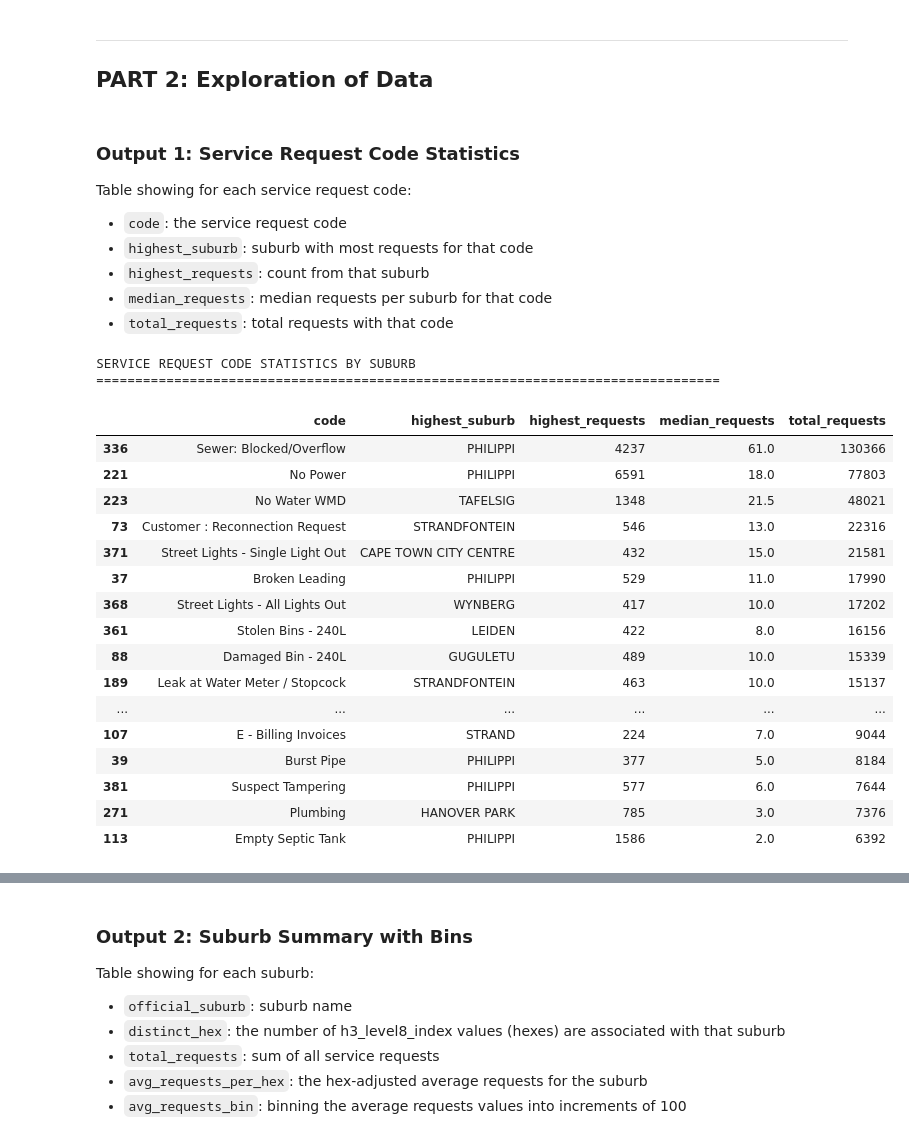
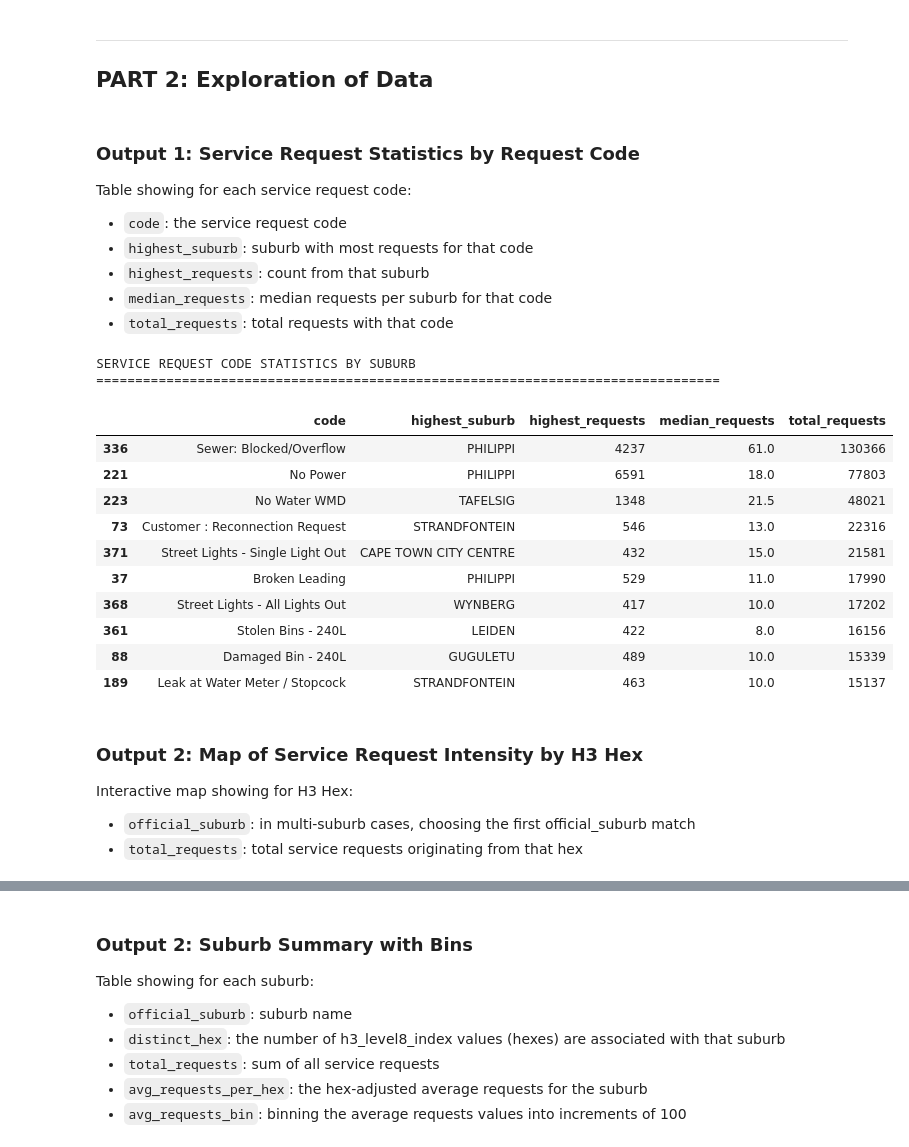
Before and after one commit to thedataferret/coct_ds_code_challenge, a Jupyter notebook: classification.ipynb, the cells around one changed output, grey strips where cells are left out. Drawn from its saved outputs; the diff is of its cells as text; code cells hidden in the pictures.

```diff
--- a/classification.ipynb
+++ b/classification.ipynb
@@ -375,7 +51,7 @@ Name: official_suburb, dtype: int64
 
 ## PART 2: Exploration of Data
 # %% [markdown]
-### Output 1: Service Request Code Statistics
+### Output 1: Service Request Statistics by Request Code
 
 Table showing for each service request code:
 - `code`: the service request code
@@ -391,40 +67,40 @@ def get_code_stats(group):
     idx_max = group['count'].idxmax()
     return pd.Series({
         'highest_suburb': group.loc[idx_max, 'official_suburb'],
         'highest_requests': group.loc[idx_max, 'count'],
         'median_requests': group['count'].median(),
         'total_requests': group['count'].sum()
     })
 
 code_stats_sub = code_suburb_counts.groupby('code').apply(
     get_code_stats, include_groups=False
 ).reset_index()
 
 code_stats_sub = code_stats_sub.sort_values('total_requests', ascending=False)
 
 print("SERVICE REQUEST CODE STATISTICS BY SUBURB")
 print("=" * 80)
-code_stats_sub.head(20)
+code_stats_sub.head(10)
 # %% [output]
 SERVICE REQUEST CODE STATISTICS BY SUBURB
 ================================================================================
 |  | code | highest_suburb | highest_requests | median_requests | total_requests |
 | 336 | Sewer: Blocked/Overflow | PHILIPPI | 4237 | 61.0 | 130366 |
 | 221 | No Power | PHILIPPI | 6591 | 18.0 | 77803 |
 | 223 | No Water WMD | TAFELSIG | 1348 | 21.5 | 48021 |
 | 73 | Customer : Reconnection Request | STRANDFONTEIN | 546 | 13.0 | 22316 |
 | 371 | Street Lights - Single Light Out | CAPE TOWN CITY CENTRE | 432 | 15.0 | 21581 |
 | 37 | Broken Leading | PHILIPPI | 529 | 11.0 | 17990 |
 | 368 | Street Lights - All Lights Out | WYNBERG | 417 | 10.0 | 17202 |
 | 361 | Stolen Bins - 240L | LEIDEN | 422 | 8.0 | 16156 |
 | 88 | Damaged Bin - 240L | GUGULETU | 489 | 10.0 | 15339 |
 | 189 | Leak at Water Meter / Stopcock | STRANDFONTEIN | 463 | 10.0 | 15137 |
-| ... | ... | ... | ... | ... | ... |
-| 107 | E - Billing Invoices | STRAND | 224 | 7.0 | 9044 |
-| 39 | Burst Pipe | PHILIPPI | 377 | 5.0 | 8184 |
-| 381 | Suspect Tampering | PHILIPPI | 577 | 6.0 | 7644 |
-| 271 | Plumbing | HANOVER PARK | 785 | 3.0 | 7376 |
-| 113 | Empty Septic Tank | PHILIPPI | 1586 | 2.0 | 6392 |
+# %% [markdown]
+### Output 2: Map of Service Request Intensity by H3 Hex
+
+Interactive map showing for H3 Hex:
+- `official_suburb`: in multi-suburb cases, choosing the first official_suburb match
+- `total_requests`: total service requests originating from that hex
 # %%
 # Interactive folium map of H3 hexes colorized by total service requests (colorblind safe palette)
 
```
Also changed, not shown: parts of 12 cells of this notebook, 1 other file.
